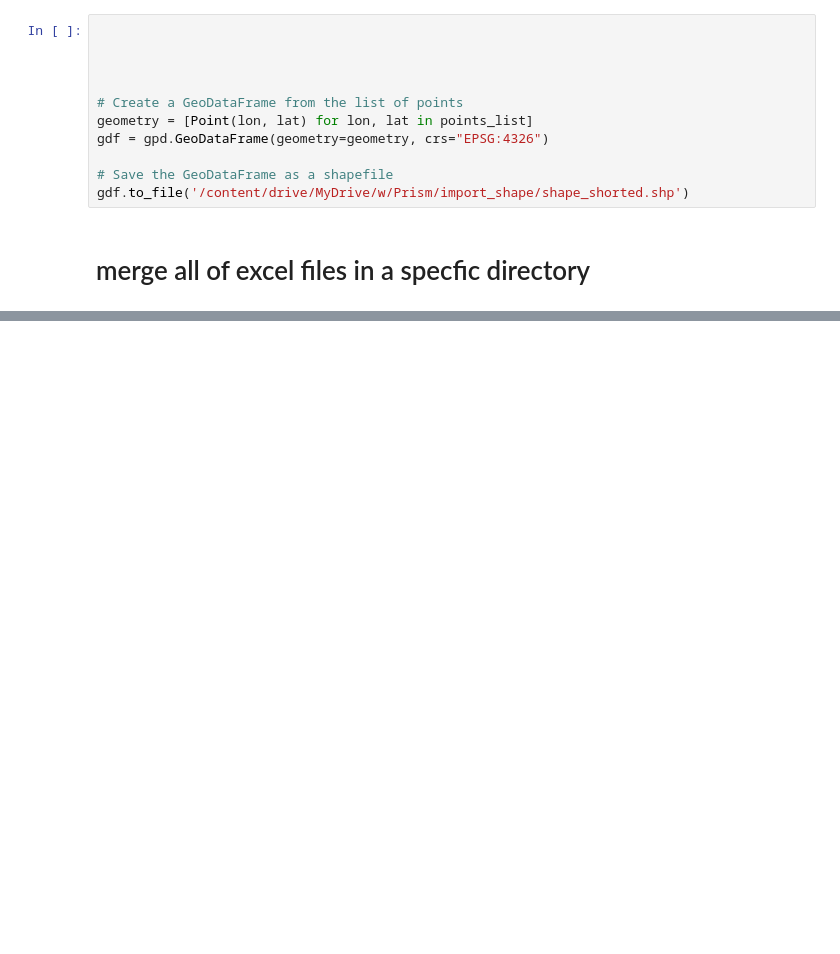
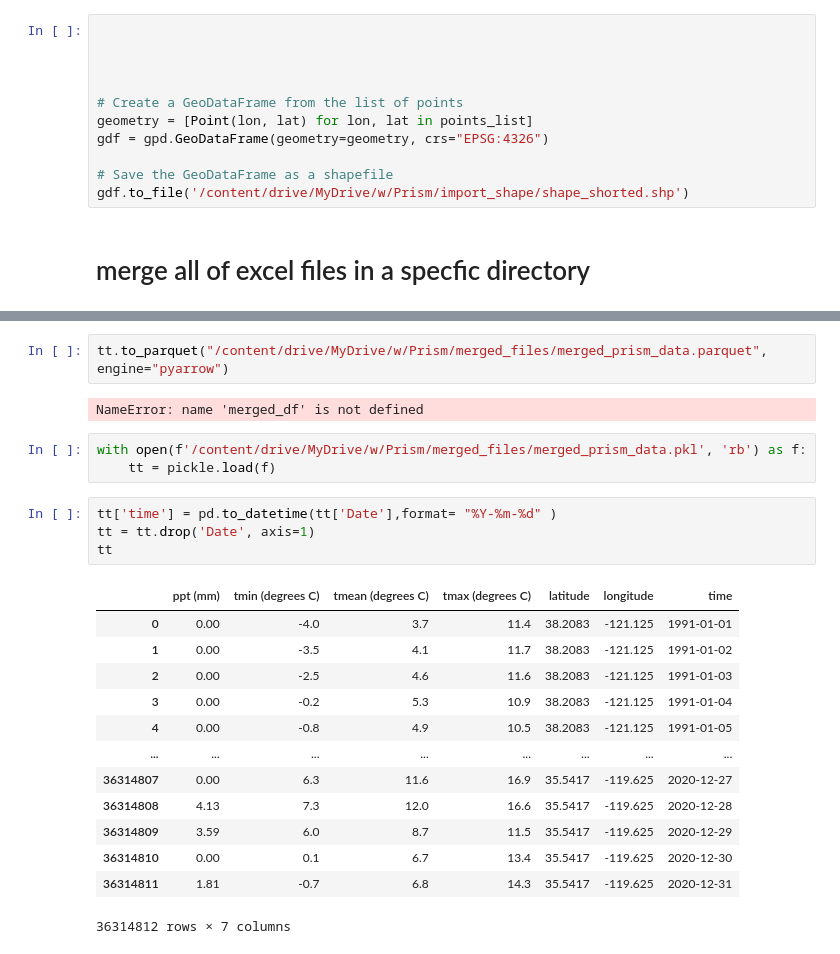
Before and after one commit to mahdi98mnm/download_PRISM_data, a Jupyter notebook: PRISM_tmin_stable_4kmD2_20160612_nc/PRISM.ipynb, the cells around one changed output, grey strips where cells are left out. Drawn from its saved outputs; the diff is of its cells as text; blank space fills up the shorter version.

```diff
--- a/PRISM_tmin_stable_4kmD2_20160612_nc/PRISM.ipynb
+++ b/PRISM_tmin_stable_4kmD2_20160612_nc/PRISM.ipynb
@@ -375,0 +389,25 @@ merged_df
+# %%
+tt.to_parquet("/content/drive/MyDrive/w/Prism/merged_files/merged_prism_data.parquet", engine="pyarrow")
+# %% [output]
+NameError: name 'merged_df' is not defined
+# %%
+with open(f'/content/drive/MyDrive/w/Prism/merged_files/merged_prism_data.pkl', 'rb') as f:
+    tt = pickle.load(f)
+# %%
+tt['time'] = pd.to_datetime(tt['Date'],format= "%Y-%m-%d" )
+tt = tt.drop('Date', axis=1)
+tt
+# %% [output]
+|  | ppt (mm) | tmin (degrees C) | tmean (degrees C) | tmax (degrees C) | latitude | longitude | time |
+| 0 | 0.00 | -4.0 | 3.7 | 11.4 | 38.2083 | -121.125 | 1991-01-01 |
+| 1 | 0.00 | -3.5 | 4.1 | 11.7 | 38.2083 | -121.125 | 1991-01-02 |
+| 2 | 0.00 | -2.5 | 4.6 | 11.6 | 38.2083 | -121.125 | 1991-01-03 |
+| 3 | 0.00 | -0.2 | 5.3 | 10.9 | 38.2083 | -121.125 | 1991-01-04 |
+| 4 | 0.00 | -0.8 | 4.9 | 10.5 | 38.2083 | -121.125 | 1991-01-05 |
+| ... | ... | ... | ... | ... | ... | ... | ... |
+| 36314807 | 0.00 | 6.3 | 11.6 | 16.9 | 35.5417 | -119.625 | 2020-12-27 |
+| 36314808 | 4.13 | 7.3 | 12.0 | 16.6 | 35.5417 | -119.625 | 2020-12-28 |
+| 36314809 | 3.59 | 6.0 | 8.7 | 11.5 | 35.5417 | -119.625 | 2020-12-29 |
+| 36314810 | 0.00 | 0.1 | 6.7 | 13.4 | 35.5417 | -119.625 | 2020-12-30 |
+| 36314811 | 1.81 | -0.7 | 6.8 | 14.3 | 35.5417 | -119.625 | 2020-12-31 |
+36314812 rows × 7 columns
```
Also changed, not shown: parts of 12 cells of this notebook.
